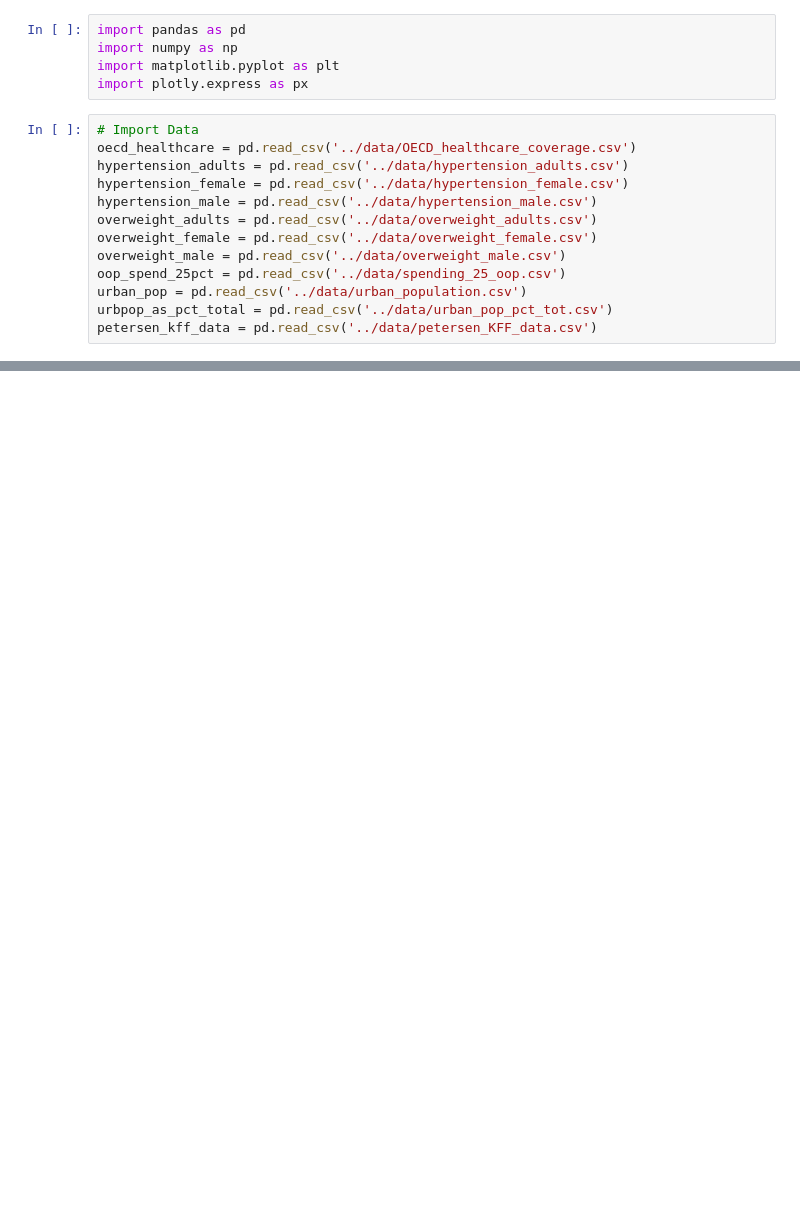
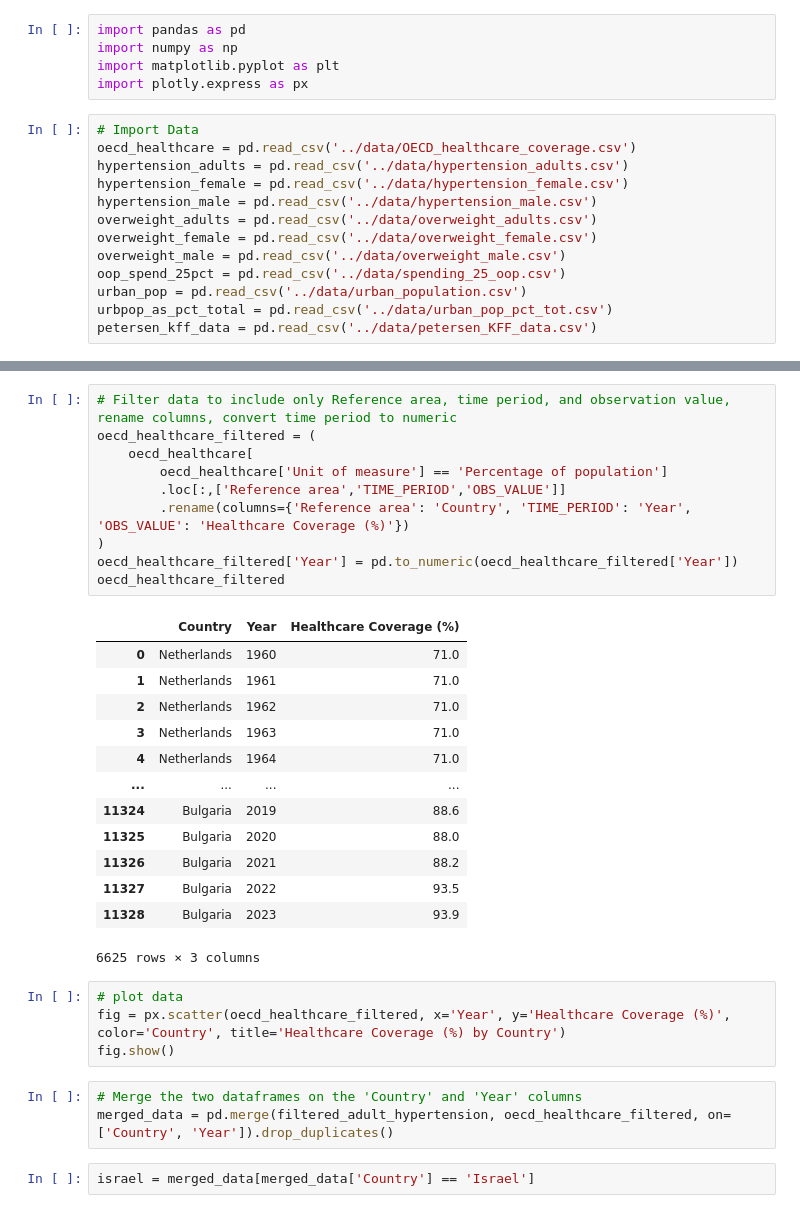
Before and after one commit to DrewRichard7/cost_of_health_shiny_app, a Jupyter notebook: notebooks/ar_data_exploration.ipynb, the cells around one changed output, grey strips where cells are left out. Drawn from its saved outputs; the diff is of its cells as text; blank space fills up the shorter version.

Commit message:
some data cleaning and exploration in python

```diff
--- a/notebooks/ar_data_exploration.ipynb
+++ b/notebooks/ar_data_exploration.ipynb
@@ -34,0 +43,33 @@ display(hypertension_male)
+# %%
+# Filter data to include only Reference area, time period, and observation value, rename columns, convert time period to numeric
+oecd_healthcare_filtered = (
+    oecd_healthcare[
+        oecd_healthcare['Unit of measure'] == 'Percentage of population']
+        .loc[:,['Reference area','TIME_PERIOD','OBS_VALUE']]
+        .rename(columns={'Reference area': 'Country', 'TIME_PERIOD': 'Year', 'OBS_VALUE': 'Healthcare Coverage (%)'})
+)
+oecd_healthcare_filtered['Year'] = pd.to_numeric(oecd_healthcare_filtered['Year'])
+oecd_healthcare_filtered
+# %% [output]
+|  | Country | Year | Healthcare Coverage (%) |
+| 0 | Netherlands | 1960 | 71.0 |
+| 1 | Netherlands | 1961 | 71.0 |
+| 2 | Netherlands | 1962 | 71.0 |
+| 3 | Netherlands | 1963 | 71.0 |
+| 4 | Netherlands | 1964 | 71.0 |
+| ... | ... | ... | ... |
+| 11324 | Bulgaria | 2019 | 88.6 |
+| 11325 | Bulgaria | 2020 | 88.0 |
+| 11326 | Bulgaria | 2021 | 88.2 |
+| 11327 | Bulgaria | 2022 | 93.5 |
+| 11328 | Bulgaria | 2023 | 93.9 |
+6625 rows × 3 columns
+# %%
+# plot data
+fig = px.scatter(oecd_healthcare_filtered, x='Year', y='Healthcare Coverage (%)', color='Country', title='Healthcare Coverage (%) by Country')
+fig.show()
+# %%
+# Merge the two dataframes on the 'Country' and 'Year' columns
+merged_data = pd.merge(filtered_adult_hypertension, oecd_healthcare_filtered, on=['Country', 'Year']).drop_duplicates()
+# %%
+israel = merged_data[merged_data['Country'] == 'Israel']
```
Also changed, not shown: parts of 3 cells of this notebook.
